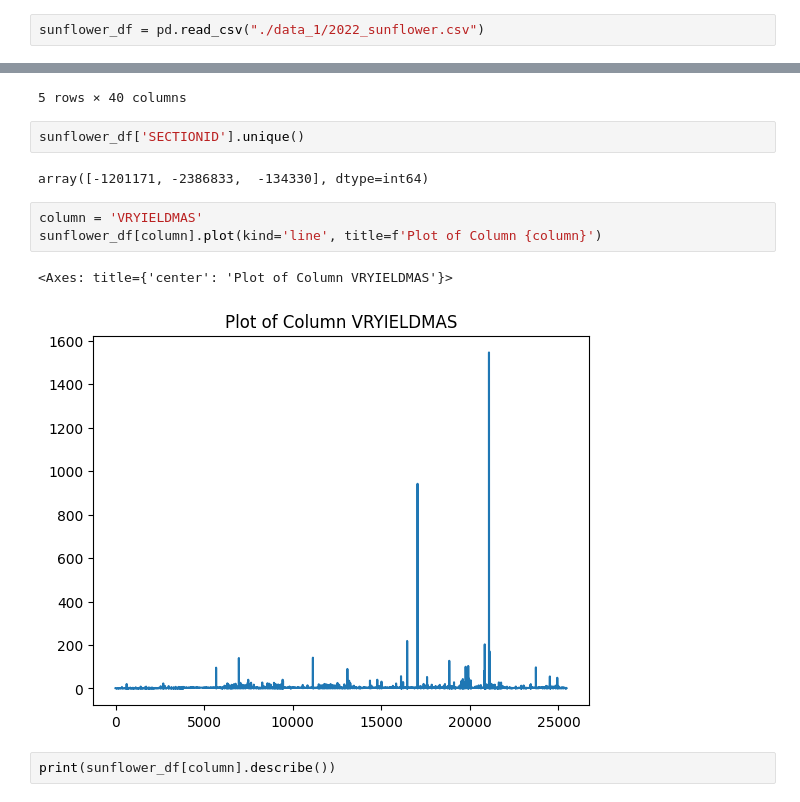
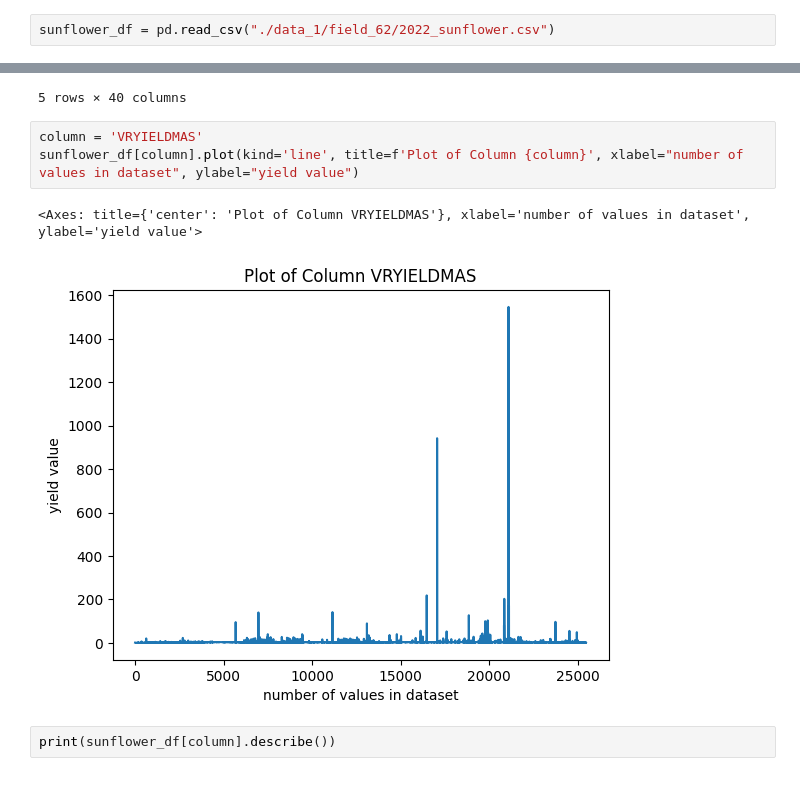
Before and after one commit to katjakovalchuk/Diploma_Fertilizer_Recomendation_System_Kovalchuk, a Jupyter notebook: 1_preprocessing_data.ipynb, the cells around one changed output, grey strips where cells are left out. Saved outputs shown, nothing was run; the diff lists cells and outputs as text.

```diff
--- a/1_preprocessing_data.ipynb
+++ b/1_preprocessing_data.ipynb
@@ -14,7 +14,7 @@ from dotenv import load_dotenv
 # %% [markdown]
 ### 1 file
 # %%
-sunflower_df = pd.read_csv("./data_1/2022_sunflower.csv")
+sunflower_df = pd.read_csv("./data_1/field_62/2022_sunflower.csv")
 # %%
 sunflower_df.head()
 # %% [output]
@@ -25,16 +25,12 @@ sunflower_df.head()
 | 3 | 2.38688 | 9.300004 | 1.632671 | -1201171 | 22 | 1.632671 | 7.7 | 10/9/2022 5:38:06 PM | 24.556971 | Sunflowers | ... |
 | 4 | 2.24921 | 9.300004 | 1.431187 | -1201171 | 22 | 1.431187 | 7.7 | 10/9/2022 5:38:07 PM | 25.479433 | Sunflowers | ... |
 5 rows × 40 columns
-# %%
-sunflower_df['SECTIONID'].unique()
-# %% [output]
-array([-1201171, -2386833,  -134330], dtype=int64)
 # %%
 column = 'VRYIELDMAS'
-sunflower_df[column].plot(kind='line', title=f'Plot of Column {column}')
+sunflower_df[column].plot(kind='line', title=f'Plot of Column {column}', xlabel="number of values in dataset", ylabel="yield value")
 # %% [output]
-<Axes: title={'center': 'Plot of Column VRYIELDMAS'}>
+<Axes: title={'center': 'Plot of Column VRYIELDMAS'}, xlabel='number of values in dataset', ylabel='yield value'>
-[figure, old version]
+[figure, new version]
 # %%
 print(sunflower_df[column].describe())
 # %% [output]
```
Also changed, not shown: parts of 66 cells of this notebook, 31 other files.
